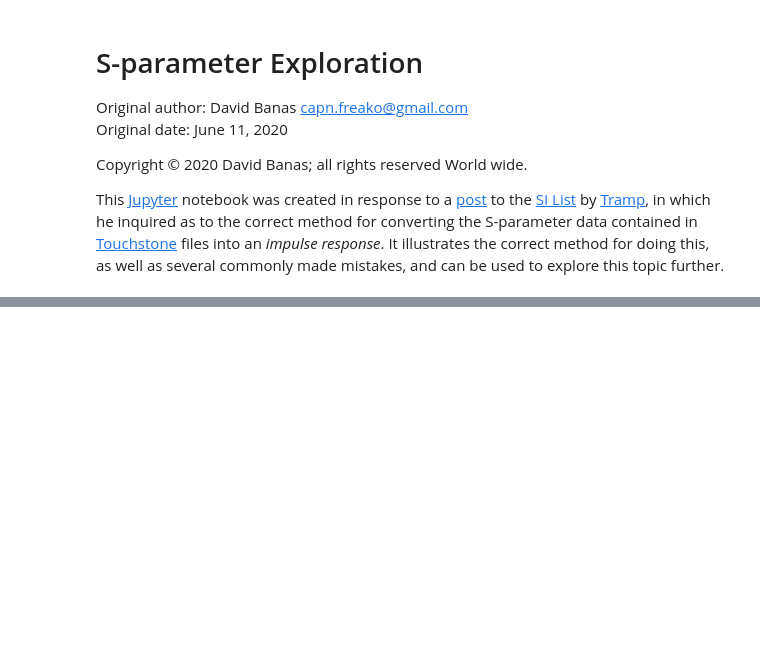
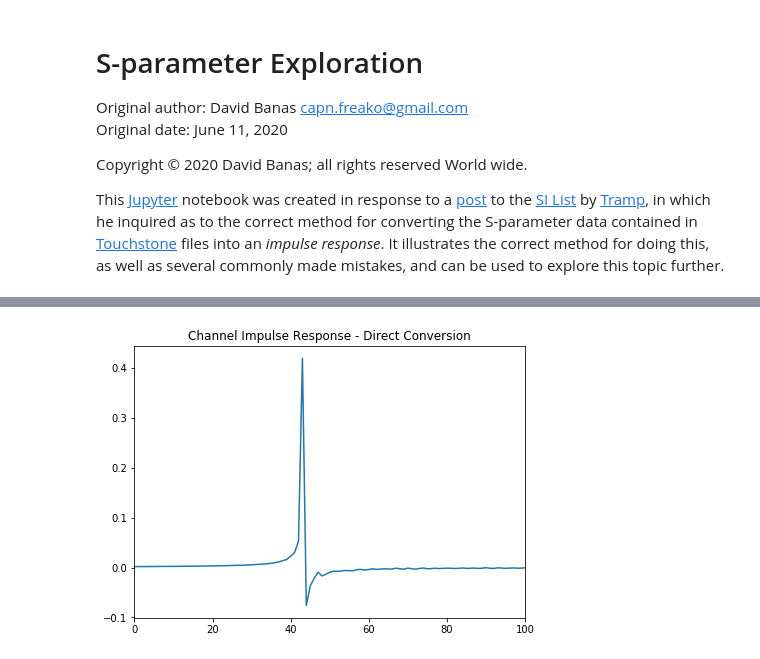
Before and after one commit to capn-freako/PyBERT, a Jupyter notebook: misc/scikit-rf/S-param_Explorer.ipynb, the cells around one changed output, grey strips where cells are left out. Saved outputs shown, nothing was run; the diff lists cells and outputs as text; code cells hidden in the pictures; blank space fills up the shorter version.

```diff
--- a/misc/scikit-rf/S-param_Explorer.ipynb
+++ b/misc/scikit-rf/S-param_Explorer.ipynb
@@ -123,15 +10,0 @@ Convert to mixed mode and display Sdd[2,1].
-# %%
-# Plot their differential insertion losses.
-sdd_21s = []
-plt.figure(figsize=(16, 8))
-for (lbl, ntwk), clr in zip(chnls, clrs):
-    H = sdd_21(ntwk)
-    sdd_21s.append(H)
-    plt.semilogx(ntwk.f, 20 * np.log10(abs(H.s[:,0,0])), clr, label=lbl)
-plt.title("SDD[2,1]")
-plt.xlabel("f (Hz)")
-plt.ylabel("|Sdd21| (dB)")
-plt.grid()
-plt.legend(loc='upper right')
-plt.axis(ymin=-10)
-plt.show()
@@ -451,0 +45,35 @@ This Touchstone file has serious problems!
+# %%
+# Note: Change the following definition, as appropriate to your particular case.
+tstone_file = '../Channels/deembedded_Diff_1_Assembly_1_Interposer_24.s4p'
+
+# Note: Don't change anything below this line!
+
+%matplotlib inline
+from matplotlib import pyplot as plt
+
+import skrf as rf
+import numpy as np
+import scipy.signal as sig
+
+plt.figure(figsize=(7, 5))
+
+def sdd_21(ntwk):
+    """
+    Given a 4-port single-ended network, return its differential throughput."
+
+    Note that the following connectivity is assumed:
+      - 1 ==> 2
+      - 3 ==> 4
+    """
+    return 0.5*(ntwk.s21 - ntwk.s23 + ntwk.s43 - ntwk.s41)
+
+chnl = rf.Network(tstone_file)
+s21  = sdd_21(chnl)
+H    = s21.s[:,0,0]
+h    = np.real(np.fft.ifft(H))
+plt.plot(h)
+plt.title("Channel Impulse Response - Direct Conversion")
+plt.axis(xmin=0, xmax=100)
+plt.show()
+# %% [output]
+[figure, added]
```
Also changed, not shown: parts of 52 cells of this notebook, 1 other file.
